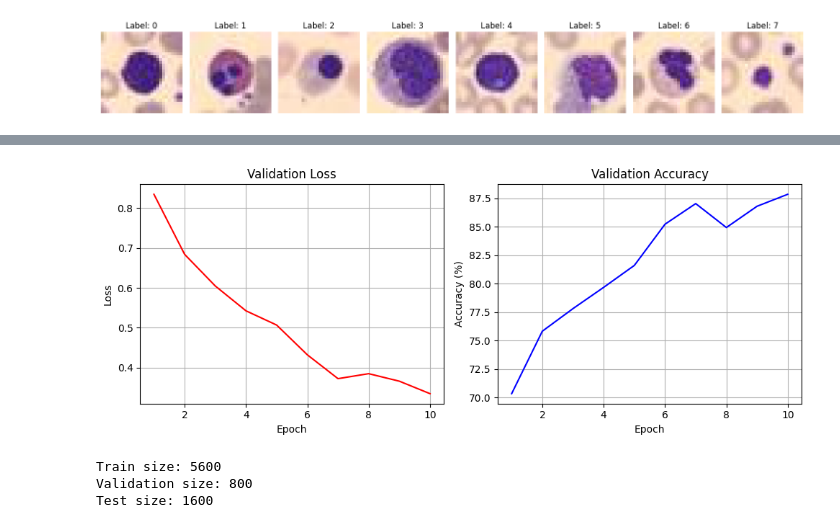
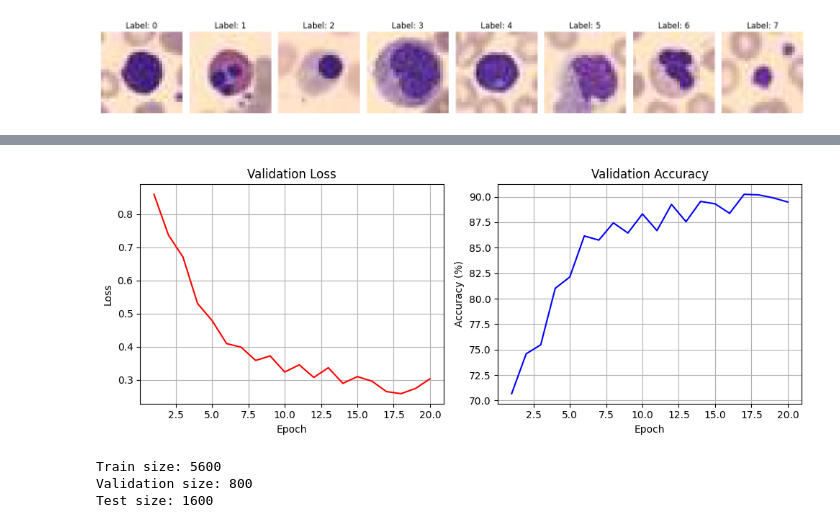
Before and after one commit to LukrecijaMedimorec/BloodCellClassifier, a Jupyter notebook: Classifier.ipynb, the cells around one changed output, grey strips where cells are left out. Saved outputs shown, nothing was run; the diff lists cells and outputs as text; code cells hidden in the pictures.

```diff
--- a/Classifier.ipynb
+++ b/Classifier.ipynb
@@ -119,6 +119,8 @@ def train_validate(model, train_dataloader, val_dataloader, criterion, optimizer
         "val_recalls": val_recalls,
         "val_f1s": val_f1s,
     }
+# %%
+num_epochs=20
 # %%
 def plot_val_metrics(metrics):
 
@@ -230,7 +232,7 @@ original_metrics = train_validate(
     criterion=criterion,
     optimizer=optimizer,
     device=device,
-    num_epochs=10
+    num_epochs=num_epochs
 )
 
 plot_val_metrics(original_metrics)
@@ -248,4 +260,4 @@ Epoch 10/10 | Train Loss: 0.3454 | Val Loss: 0.3343 | Val Acc: 87.85% | Val Prec
-[figure, old version]
+[figure, new version]
 # %%
 class GeneratedBloodMNIST(Dataset):
     def __init__(self, data_path, label_path, transform=None):
```
Also changed, not shown: parts of 11 cells of this notebook.
